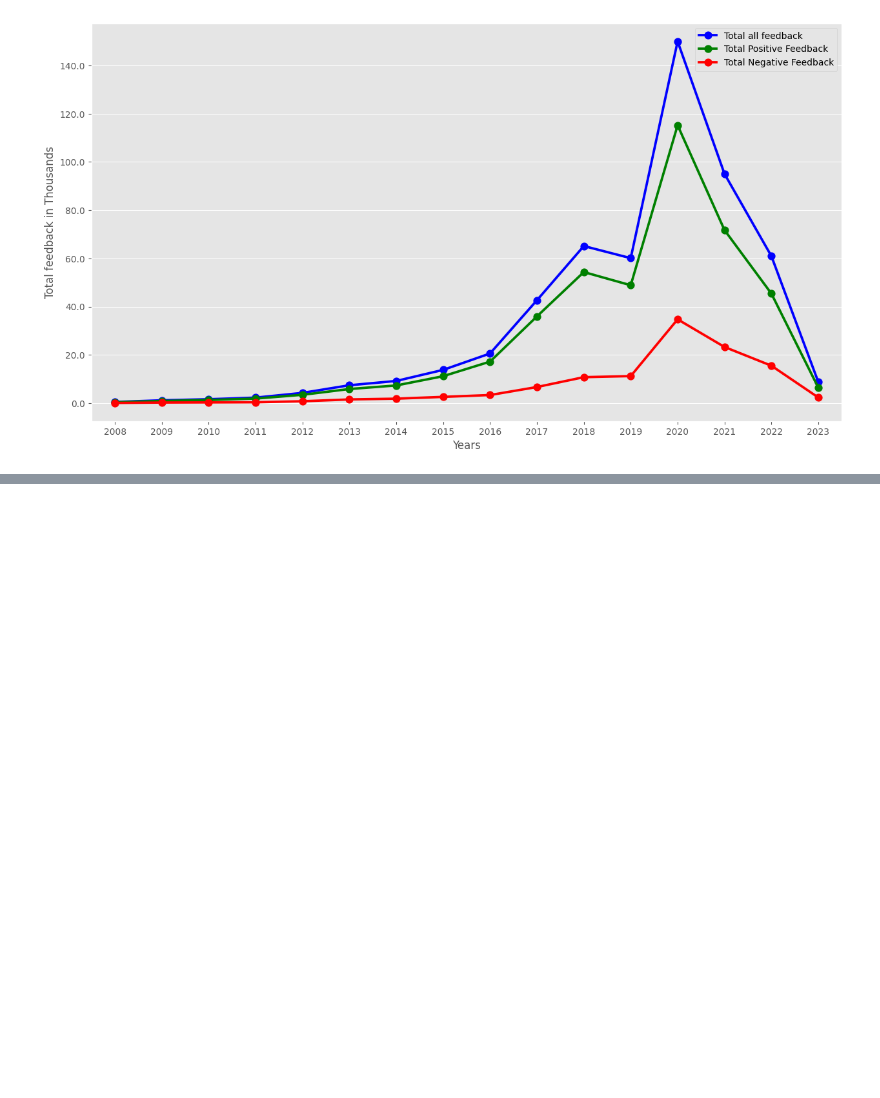
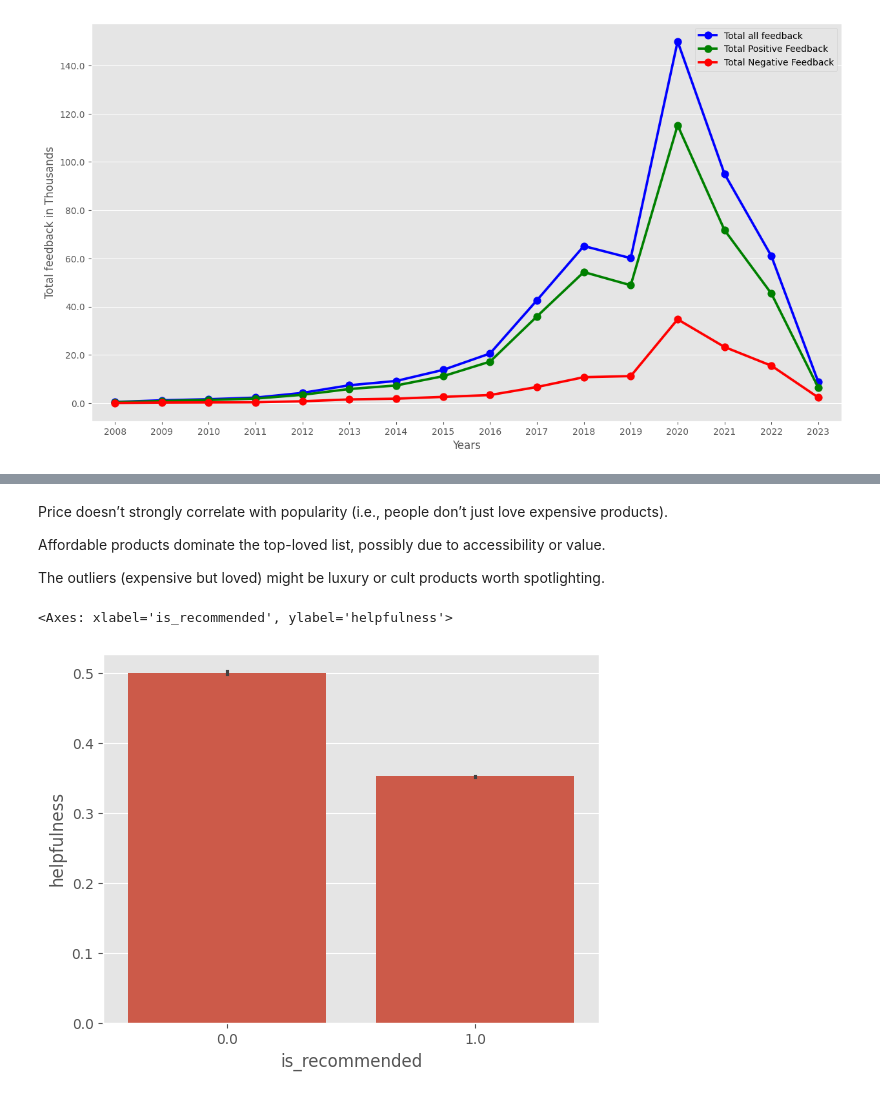
Before and after one commit to danaabdi/sephora, a Jupyter notebook: Sephora_Capstone.ipynb, the cells around one changed output, grey strips where cells are left out. Cells and saved outputs as stored; diff of their text form; code cells hidden in the pictures; blank space fills up the shorter version.

```diff
--- a/Sephora_Capstone.ipynb
+++ b/Sephora_Capstone.ipynb
@@ -398,0 +519,12 @@ ax1.legend()
+# %% [markdown]
+Price doesn’t strongly correlate with popularity (i.e., people don’t just love expensive products).
+
+Affordable products dominate the top-loved list, possibly due to accessibility or value.
+
+The outliers (expensive but loved) might be luxury or cult products worth spotlighting.
+# %%
+# Lets see is higher the is_recommended score also higher of helpfulness the product
+sns.barplot(df,y = df['helpfulness'],x=df['is_recommended'])
+# %% [output]
+<Axes: xlabel='is_recommended', ylabel='helpfulness'>
+[figure, added]
```
Also changed, not shown: parts of 13 cells of this notebook.
